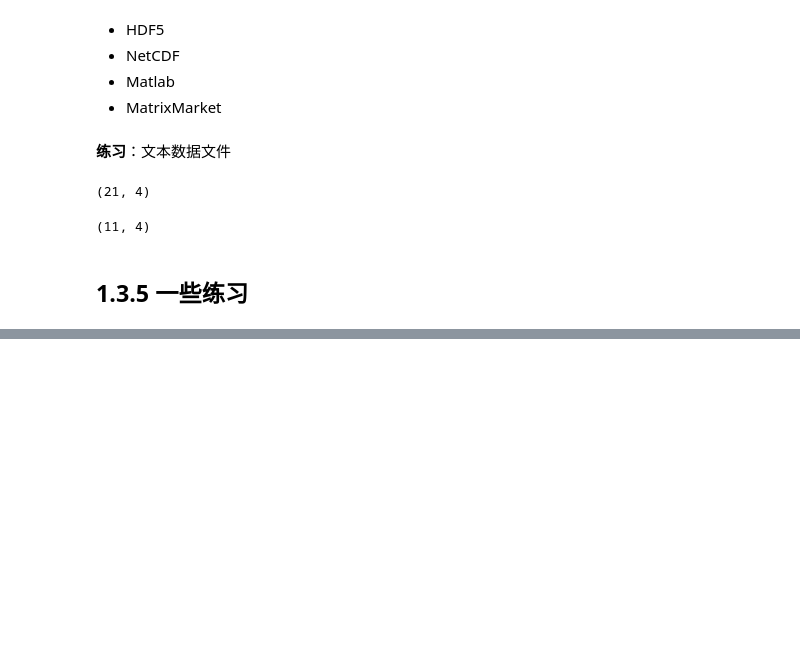
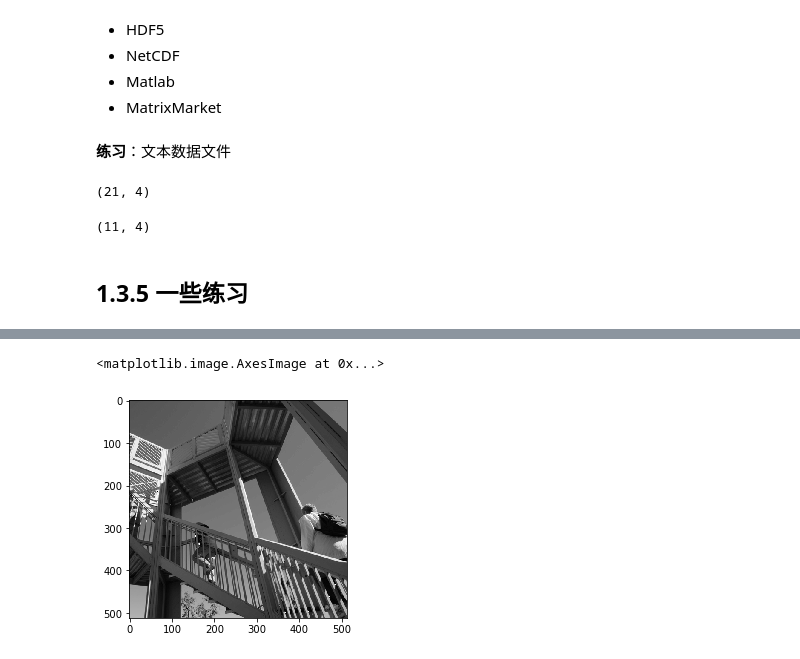
Before and after one commit to MiracleXYZ/SciPy-Lecture-Notes-CN-Py3, a Jupyter notebook: 1.3 NumPy.ipynb, the cells around one changed output, grey strips where cells are left out. Cells and saved outputs as stored; diff of their text form; code cells hidden in the pictures; blank space fills up the shorter version.

```diff
--- a/1.3 NumPy.ipynb
+++ b/1.3 NumPy.ipynb
@@ -1716,0 +1774,5 @@ data[5:-5, :].shape
+# %%
+plt.imshow(ascent, cmap=plt.cm.gray)
+# %% [output]
+<matplotlib.image.AxesImage at 0x...>
+[figure, added]
```
Also changed, not shown: parts of 55 cells of this notebook, 4 other files.
